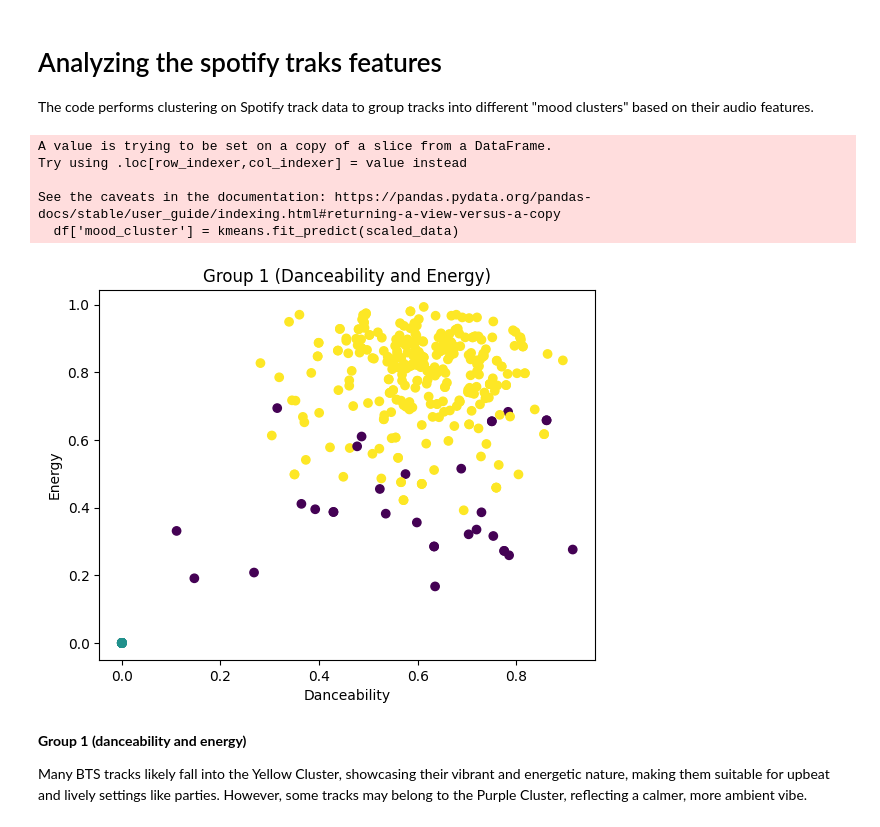
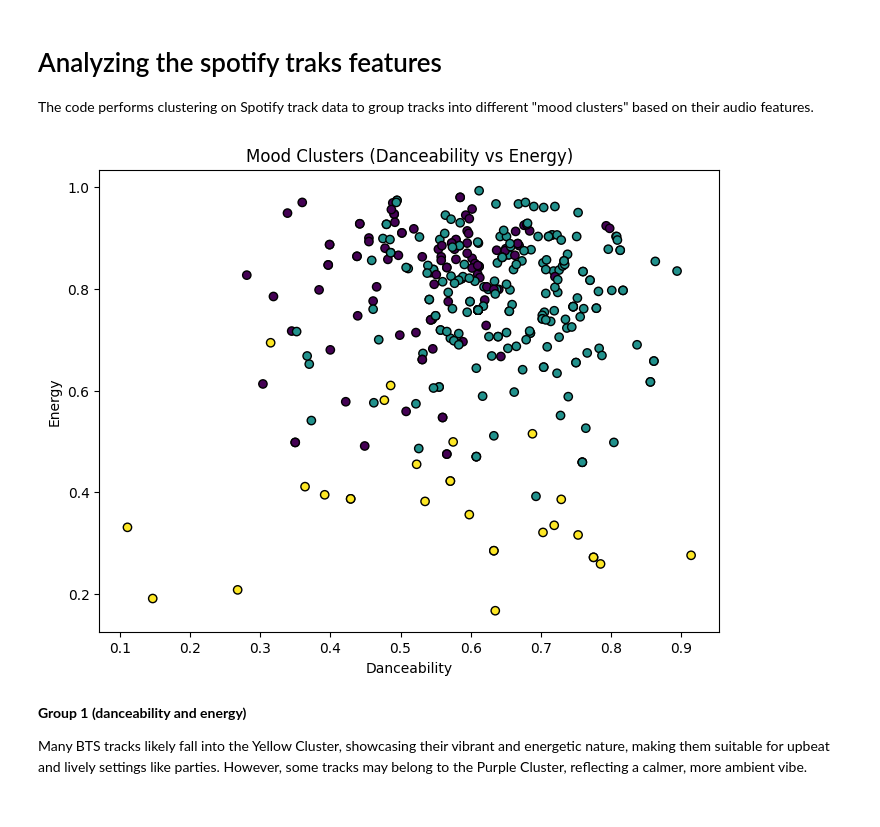
Before and after one commit to Yunnna005/DataAnalytics, a Jupyter notebook: BTS's_songs_analys.ipynb, the cells around one changed output. Cells and saved outputs as stored; diff of their text form; code cells hidden in the pictures.

```diff
--- a/BTS's_songs_analys.ipynb
+++ b/BTS's_songs_analys.ipynb
@@ -420,46 +466,41 @@ Passing `palette` without assigning `hue` is deprecated and will be removed in v
 
 The code performs clustering on Spotify track data to group tracks into different "mood clusters" based on their audio features.
 # %%
-from sklearn.cluster import KMeans
-from sklearn.preprocessing import StandardScaler
-import matplotlib.pyplot as plt
-
+# Define the features for clustering
 features = [
     'spotify_track_danceability',
     'spotify_track_energy',
     'spotify_track_loudness',
     'spotify_track_valence',
     'spotify_track_speechiness',
     'spotify_track_acousticness',
     'spotify_track_instrumentalness',
     'spotify_track_liveness',
     'spotify_track_tempo'
 ]
 
-# Select the relevant columns from the dataset
-df = spotify_data_updated[features]
+# Preprocess the data
+df = spotify_data_updated[features].replace('no data', None)
+df = df.apply(pd.to_numeric, errors='coerce')  # Convert all columns to numeric
+df = df.fillna(df.mean())  # Fill missing values with column means
 
 # Scaling the data to normalize the features
 scaler = StandardScaler()
 scaled_data = scaler.fit_transform(df)
 
-# Apply KMeans clustering (e.g., 3 clusters for different moods)
+# Apply KMeans clustering
 kmeans = KMeans(n_clusters=3, random_state=42)
 df['mood_cluster'] = kmeans.fit_predict(scaled_data)
 
 # Visualize the clusters (for example, using danceability and energy)
-plt.scatter(df['spotify_track_danceability'], df['spotify_track_energy'], c=df['mood_cluster'])
+plt.figure(figsize=(8, 6))
+plt.scatter(df['spotify_track_danceability'], df['spotify_track_energy'], c=df['mood_cluster'], cmap='viridis', edgecolor='k')
 plt.xlabel('Danceability')
 plt.ylabel('Energy')
-plt.title('Group 1 (Danceability and Energy)')
+plt.title('Mood Clusters (Danceability vs Energy)')
 plt.show()
 # %% [output]
-A value is trying to be set on a copy of a slice from a DataFrame.
-Try using .loc[row_indexer,col_indexer] = value instead
-
-See the caveats in the documentation: https://pandas.pydata.org/pandas-docs/stable/user_guide/indexing.html#returning-a-view-versus-a-copy
-  df['mood_cluster'] = kmeans.fit_predict(scaled_data)
-[figure, old version]
+[figure, new version]
 # %% [markdown]
 **Group 1 (danceability and energy)**
 
```
Also changed, not shown: parts of 25 cells of this notebook, 2 other files.
